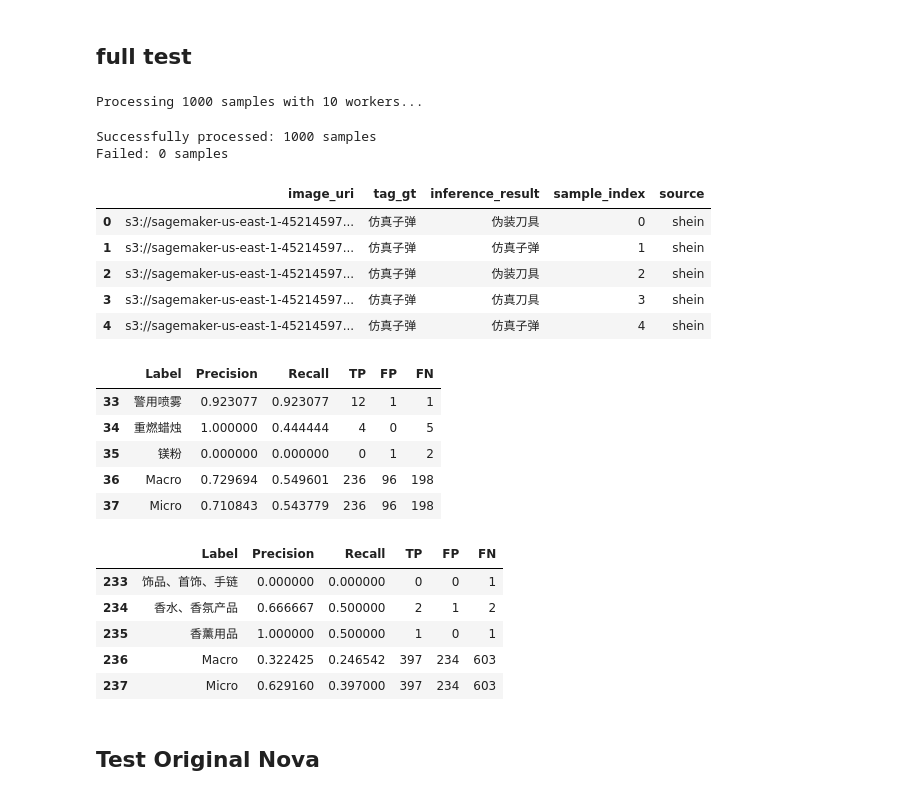
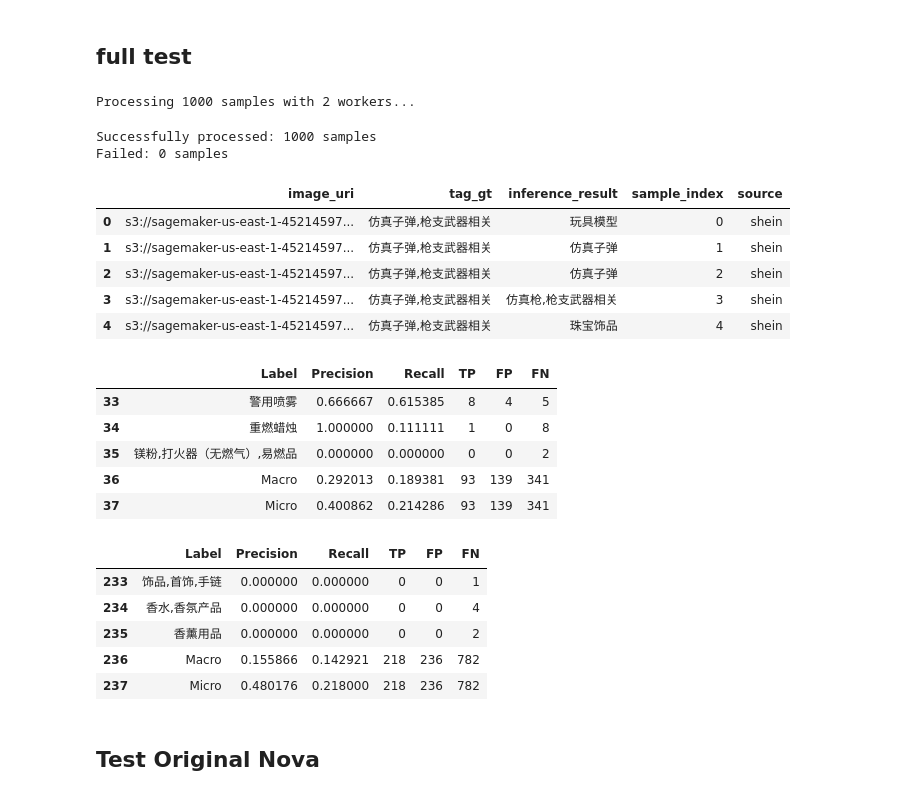
Before and after one commit to Chevolier/nova-image-tagging, a Jupyter notebook: evaluate.ipynb, the cells around one changed output. Cells and saved outputs as stored; diff of their text form; code cells hidden in the pictures.

```diff
--- a/evaluate.ipynb
+++ b/evaluate.ipynb
@@ -1,7 +1,9 @@
 # %%
 import json
 
-test_path = "data/merged_data/v0/nova_sft_testset.jsonl"
+
+version = "v1"
+test_path = f"data/merged_data/{version}/nova_sft_testset.jsonl"
 
 test_data = []
 with open(test_path, 'r') as f:
@@ -51,7 +53,8 @@ def invoke_custom_model(deployment_arn, messages, system):
 # %%
 from copy import deepcopy
 
-deployment_arn = "arn:aws:bedrock:us-east-1:452145973879:custom-model-deployment/u83i7ozdfnqa"
+# deployment_arn = "arn:aws:bedrock:us-east-1:452145973879:custom-model-deployment/u83i7ozdfnqa"
+deployment_arn = "arn:aws:bedrock:us-east-1:452145973879:custom-model-deployment/87zwzv8iqase"
 
 ## local image
 sample = deepcopy(test_data[0])
@@ -98,6 +101,7 @@ from concurrent.futures import ThreadPoolExecutor, as_completed
 from threading import Semaphore
 from threading import Lock
 import pandas as pd
+from tqdm import tqdm
 
 class RateLimiter:
     def __init__(self, max_calls_per_second=2):
@@ -174,8 +178,8 @@ def process_sample_with_rate_limit(args):
 results = []
 failed_results = []
 n_shein = 434
-max_workers = 10  # Conservative for API rate limits
-rate_limiter = RateLimiter(max_calls_per_second=5)  # Adjust based on your limits
+max_workers = 2  # Conservative for API rate limits
+rate_limiter = RateLimiter(max_calls_per_second=1)  # Adjust based on your limits
 
 # Prepare arguments
 sample_args = [(i, sample, deployment_arn, n_shein, rate_limiter)
@@ -217,20 +221,20 @@ df_res = pd.DataFrame(results)
 # with open('outputs/inference_results_v1.json', 'w') as f:
 #     json.dump(results, f, indent=2)
 # %% [output]
-Processing 1000 samples with 10 workers...
+Processing 1000 samples with 2 workers...
 Successfully processed: 1000 samples
 Failed: 0 samples
 # %%
-save_path = 'outputs/inference_results_v0.csv'
+save_path = f'outputs/inference_results_{version}.csv'
 df_res.to_csv(save_path)
 df_res.head()
 # %% [output]
 |  | image_uri | tag_gt | inference_result | sample_index | source |
-| 0 | s3://sagemaker-us-east-1-45214597... | 仿真子弹 | 伪装刀具 | 0 | shein |
-| 1 | s3://sagemaker-us-east-1-45214597... | 仿真子弹 | 仿真子弹 | 1 | shein |
-| 2 | s3://sagemaker-us-east-1-45214597... | 仿真子弹 | 伪装刀具 | 2 | shein |
-| 3 | s3://sagemaker-us-east-1-45214597... | 仿真子弹 | 仿真刀具 | 3 | shein |
-| 4 | s3://sagemaker-us-east-1-45214597... | 仿真子弹 | 仿真子弹 | 4 | shein |
+| 0 | s3://sagemaker-us-east-1-45214597... | 仿真子弹,枪支武器相关 | 玩具模型 | 0 | shein |
+| 1 | s3://sagemaker-us-east-1-45214597... | 仿真子弹,枪支武器相关 | 仿真子弹 | 1 | shein |
+| 2 | s3://sagemaker-us-east-1-45214597... | 仿真子弹,枪支武器相关 | 仿真子弹 | 2 | shein |
+| 3 | s3://sagemaker-us-east-1-45214597... | 仿真子弹,枪支武器相关 | 仿真枪,枪支武器相关 | 3 | shein |
+| 4 | s3://sagemaker-us-east-1-45214597... | 仿真子弹,枪支武器相关 | 珠宝饰品 | 4 | shein |
 # %%
 import pandas as pd
 import sys
@@ -327,11 +331,11 @@ results_df_shein = calculate_pr(df, test_name)
 results_df_shein.tail()
 # %% [output]
 |  | Label | Precision | Recall | TP | FP | FN |
-| 33 | 警用喷雾 | 0.923077 | 0.923077 | 12 | 1 | 1 |
-| 34 | 重燃蜡烛 | 1.000000 | 0.444444 | 4 | 0 | 5 |
-| 35 | 镁粉 | 0.000000 | 0.000000 | 0 | 1 | 2 |
-| 36 | Macro | 0.729694 | 0.549601 | 236 | 96 | 198 |
-| 37 | Micro | 0.710843 | 0.543779 | 236 | 96 | 198 |
+| 33 | 警用喷雾 | 0.666667 | 0.615385 | 8 | 4 | 5 |
+| 34 | 重燃蜡烛 | 1.000000 | 0.111111 | 1 | 0 | 8 |
+| 35 | 镁粉,打火器（无燃气）,易燃品 | 0.000000 | 0.000000 | 0 | 0 | 2 |
+| 36 | Macro | 0.292013 | 0.189381 | 93 | 139 | 341 |
+| 37 | Micro | 0.400862 | 0.214286 | 93 | 139 | 341 |
 # %%
 test_name = "full"
 df = df_res
@@ -339,11 +343,11 @@ results_df = calculate_pr(df, test_name)
 results_df.tail()
 # %% [output]
 |  | Label | Precision | Recall | TP | FP | FN |
-| 233 | 饰品、首饰、手链 | 0.000000 | 0.000000 | 0 | 0 | 1 |
-| 234 | 香水、香氛产品 | 0.666667 | 0.500000 | 2 | 1 | 2 |
-| 235 | 香薰用品 | 1.000000 | 0.500000 | 1 | 0 | 1 |
-| 236 | Macro | 0.322425 | 0.246542 | 397 | 234 | 603 |
-| 237 | Micro | 0.629160 | 0.397000 | 397 | 234 | 603 |
+| 233 | 饰品,首饰,手链 | 0.000000 | 0.000000 | 0 | 0 | 1 |
+| 234 | 香水,香氛产品 | 0.000000 | 0.000000 | 0 | 0 | 4 |
+| 235 | 香薰用品 | 0.000000 | 0.000000 | 0 | 0 | 2 |
+| 236 | Macro | 0.155866 | 0.142921 | 218 | 236 | 782 |
+| 237 | Micro | 0.480176 | 0.218000 | 218 | 236 | 782 |
 # %% [markdown]
 ## Test Original Nova
 # %%
```
Also changed, not shown: parts of 1 cell of this notebook, 3 other files.
